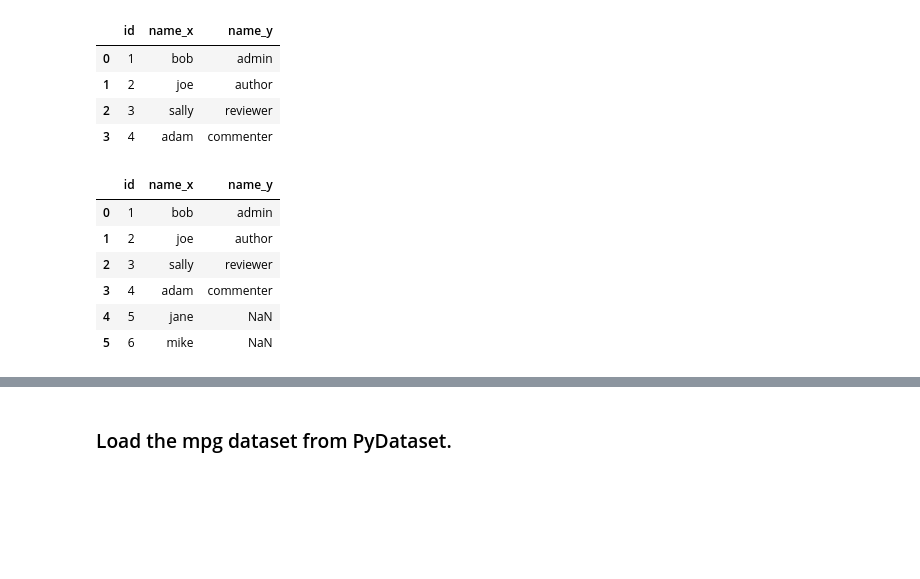
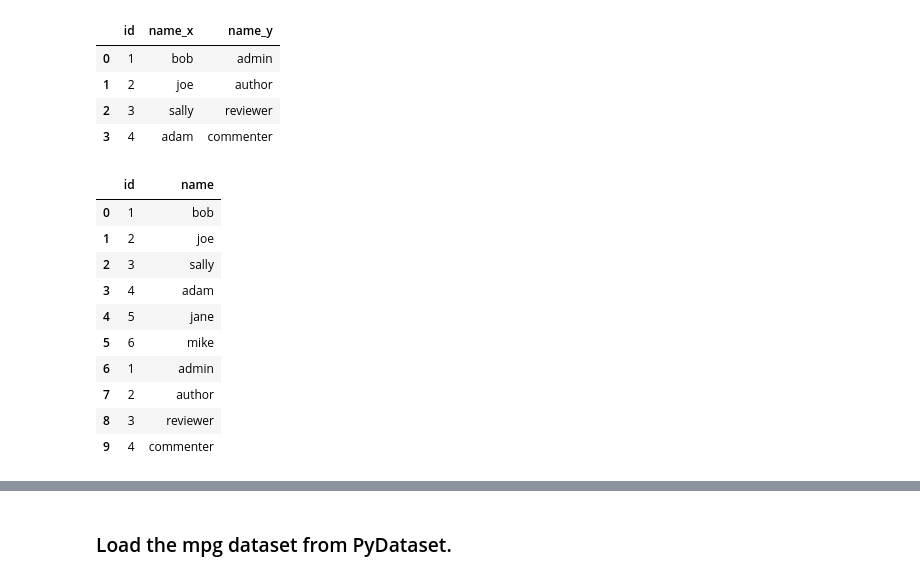
Before and after one commit to sikandar-shrestha/ds-libraries-exercises, a Jupyter notebook: advanced_dataframes.ipynb, the cells around one changed output, grey strips where cells are left out. Saved outputs shown, nothing was run; the diff lists cells and outputs as text; code cells hidden in the pictures; blank space fills up the shorter version.

```diff
--- a/advanced_dataframes.ipynb
+++ b/advanced_dataframes.ipynb
@@ -367,12 +352,16 @@ pd.merge(users,roles,how='inner',left_on='id',right_on='id')
 | 2 | 3 | sally | reviewer |
 | 3 | 4 | adam | commenter |
 # %%
-pd.merge(users,roles,how='left',left_on='id',right_on='id')
+pd.merge(users,roles,how='outer')
 # %% [output]
-|  | id | name_x | name_y |
-| 0 | 1 | bob | admin |
-| 1 | 2 | joe | author |
-| 2 | 3 | sally | reviewer |
-| 3 | 4 | adam | commenter |
-| 4 | 5 | jane | NaN |
-| 5 | 6 | mike | NaN |
+|  | id | name |
+| 0 | 1 | bob |
+| 1 | 2 | joe |
+| 2 | 3 | sally |
+| 3 | 4 | adam |
+| 4 | 5 | jane |
+| 5 | 6 | mike |
+| 6 | 1 | admin |
+| 7 | 2 | author |
+| 8 | 3 | reviewer |
+| 9 | 4 | commenter |
```
Also changed, not shown: parts of 47 cells of this notebook.
